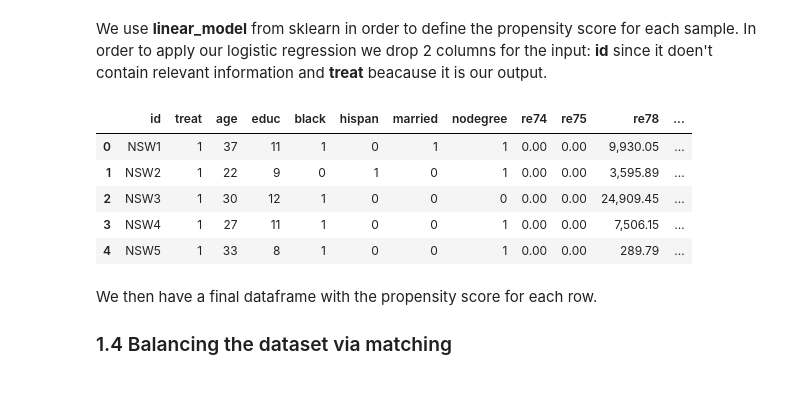
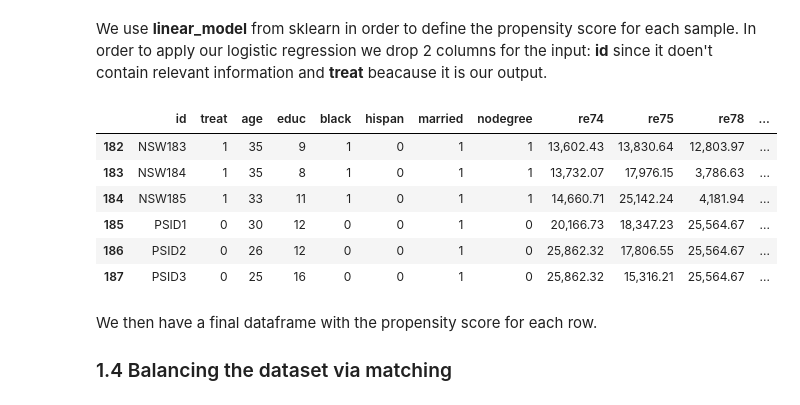
Before and after one commit to AdaTeamElec/ADA2017-Homeworks, a Jupyter notebook: 04 - Applied ML/Homework 4.ipynb, the cells around one changed output. Drawn from its saved outputs; the diff is of its cells as text; code cells hidden in the pictures.

```diff
--- a/04 - Applied ML/Homework 4.ipynb
+++ b/04 - Applied ML/Homework 4.ipynb
@@ -145,14 +145,15 @@ logistic.fit(X, y)
 y_pred_proba = logistic.predict_proba(X)
 # %%
 df['score'] = y_pred_proba[:, 1]
-display(df.head())
+display(df[182:188])
 # %% [output]
 |  | id | treat | age | educ | black | hispan | married | nodegree | re74 | re75 | re78 | ... |
-| 0 | NSW1 | 1 | 37 | 11 | 1 | 0 | 1 | 1 | 0.00 | 0.00 | 9,930.05 | ... |
-| 1 | NSW2 | 1 | 22 | 9 | 0 | 1 | 0 | 1 | 0.00 | 0.00 | 3,595.89 | ... |
-| 2 | NSW3 | 1 | 30 | 12 | 1 | 0 | 0 | 0 | 0.00 | 0.00 | 24,909.45 | ... |
-| 3 | NSW4 | 1 | 27 | 11 | 1 | 0 | 0 | 1 | 0.00 | 0.00 | 7,506.15 | ... |
-| 4 | NSW5 | 1 | 33 | 8 | 1 | 0 | 0 | 1 | 0.00 | 0.00 | 289.79 | ... |
+| 182 | NSW183 | 1 | 35 | 9 | 1 | 0 | 1 | 1 | 13,602.43 | 13,830.64 | 12,803.97 | ... |
+| 183 | NSW184 | 1 | 35 | 8 | 1 | 0 | 1 | 1 | 13,732.07 | 17,976.15 | 3,786.63 | ... |
+| 184 | NSW185 | 1 | 33 | 11 | 1 | 0 | 1 | 1 | 14,660.71 | 25,142.24 | 4,181.94 | ... |
+| 185 | PSID1 | 0 | 30 | 12 | 0 | 0 | 1 | 0 | 20,166.73 | 18,347.23 | 25,564.67 | ... |
+| 186 | PSID2 | 0 | 26 | 12 | 0 | 0 | 1 | 0 | 25,862.32 | 17,806.55 | 25,564.67 | ... |
+| 187 | PSID3 | 0 | 25 | 16 | 0 | 0 | 1 | 0 | 25,862.32 | 15,316.21 | 25,564.67 | ... |
 # %% [markdown]
 We then have a final dataframe with the propensity score for each row.
 
```
Also changed, not shown: parts of 3 cells of this notebook.
